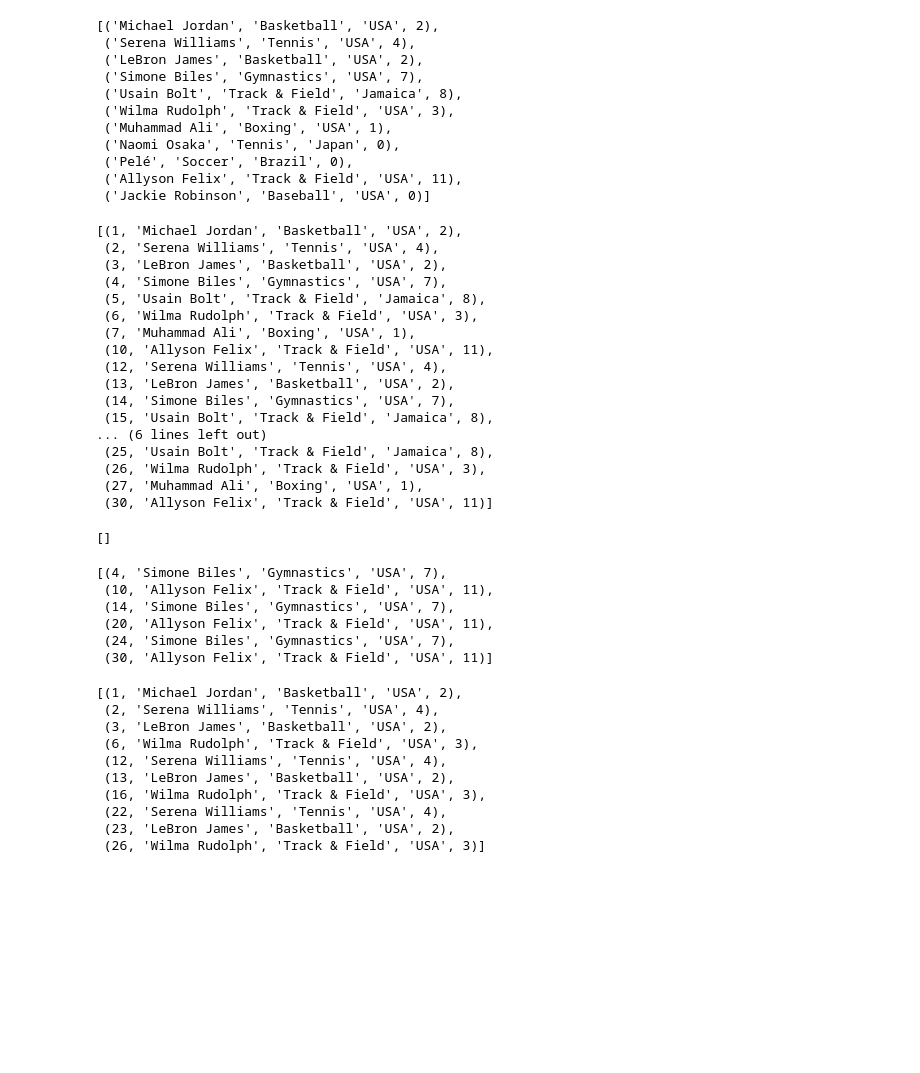
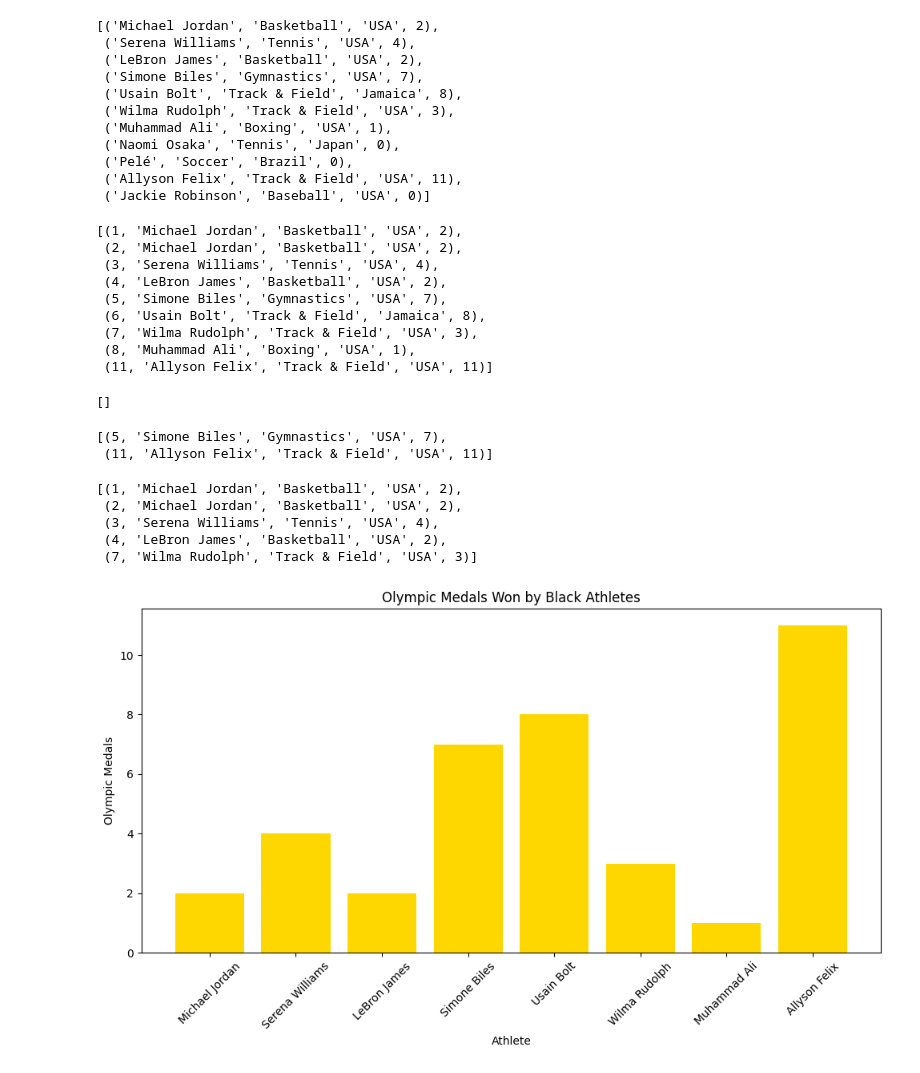
Before and after one commit to omyahro/Data_200_Royals, a Jupyter notebook: ORoyals_Commit07.ipynb, the cells around one changed output. Cells and saved outputs as stored; diff of their text form; code cells hidden in the pictures; blank space fills up the shorter version.

```diff
--- a/ORoyals_Commit07.ipynb
+++ b/ORoyals_Commit07.ipynb
@@ -21,0 +28,4 @@ cur = conn.cursor()
+# %%
+
+conn = sqlite3.connect('food_access.db')  # or use full path if needed
+cur = conn.cursor()
@@ -126,22 +138,14 @@ FROM BlackAthletes;
 cur.fetchall()
 # %% [output]
 [(1, 'Michael Jordan', 'Basketball', 'USA', 2),
- (2, 'Serena Williams', 'Tennis', 'USA', 4),
- (3, 'LeBron James', 'Basketball', 'USA', 2),
- (4, 'Simone Biles', 'Gymnastics', 'USA', 7),
- (5, 'Usain Bolt', 'Track & Field', 'Jamaica', 8),
- (6, 'Wilma Rudolph', 'Track & Field', 'USA', 3),
- (7, 'Muhammad Ali', 'Boxing', 'USA', 1),
- (10, 'Allyson Felix', 'Track & Field', 'USA', 11),
- (12, 'Serena Williams', 'Tennis', 'USA', 4),
- (13, 'LeBron James', 'Basketball', 'USA', 2),
- (14, 'Simone Biles', 'Gymnastics', 'USA', 7),
- (15, 'Usain Bolt', 'Track & Field', 'Jamaica', 8),
-... (6 lines left out)
- (25, 'Usain Bolt', 'Track & Field', 'Jamaica', 8),
- (26, 'Wilma Rudolph', 'Track & Field', 'USA', 3),
- (27, 'Muhammad Ali', 'Boxing', 'USA', 1),
- (30, 'Allyson Felix', 'Track & Field', 'USA', 11)]
+ (2, 'Michael Jordan', 'Basketball', 'USA', 2),
+ (3, 'Serena Williams', 'Tennis', 'USA', 4),
+ (4, 'LeBron James', 'Basketball', 'USA', 2),
+ (5, 'Simone Biles', 'Gymnastics', 'USA', 7),
+ (6, 'Usain Bolt', 'Track & Field', 'Jamaica', 8),
+ (7, 'Wilma Rudolph', 'Track & Field', 'USA', 3),
+ (8, 'Muhammad Ali', 'Boxing', 'USA', 1),
+ (11, 'Allyson Felix', 'Track & Field', 'USA', 11)]
 # %%
 cur.execute('''
 SELECT *
@@ -160,12 +164,8 @@ cur.execute('''
 
 cur.fetchall()
 # %% [output]
-[(4, 'Simone Biles', 'Gymnastics', 'USA', 7),
- (10, 'Allyson Felix', 'Track & Field', 'USA', 11),
- (14, 'Simone Biles', 'Gymnastics', 'USA', 7),
- (20, 'Allyson Felix', 'Track & Field', 'USA', 11),
- (24, 'Simone Biles', 'Gymnastics', 'USA', 7),
- (30, 'Allyson Felix', 'Track & Field', 'USA', 11)]
+[(5, 'Simone Biles', 'Gymnastics', 'USA', 7),
+ (11, 'Allyson Felix', 'Track & Field', 'USA', 11)]
 # %%
 cur.execute('''
 SELECT *
@@ -176,12 +176,26 @@ SELECT *
 cur.fetchall()
 # %% [output]
 [(1, 'Michael Jordan', 'Basketball', 'USA', 2),
- (2, 'Serena Williams', 'Tennis', 'USA', 4),
- (3, 'LeBron James', 'Basketball', 'USA', 2),
- (6, 'Wilma Rudolph', 'Track & Field', 'USA', 3),
- (12, 'Serena Williams', 'Tennis', 'USA', 4),
- (13, 'LeBron James', 'Basketball', 'USA', 2),
- (16, 'Wilma Rudolph', 'Track & Field', 'USA', 3),
- (22, 'Serena Williams', 'Tennis', 'USA', 4),
- (23, 'LeBron James', 'Basketball', 'USA', 2),
- (26, 'Wilma Rudolph', 'Track & Field', 'USA', 3)]
+ (2, 'Michael Jordan', 'Basketball', 'USA', 2),
+ (3, 'Serena Williams', 'Tennis', 'USA', 4),
+ (4, 'LeBron James', 'Basketball', 'USA', 2),
+ (7, 'Wilma Rudolph', 'Track & Field', 'USA', 3)]
+# %%
+import matplotlib.pyplot as plt
+
+cur.execute("SELECT name, olympic_medals FROM BlackAthletes")
+data = cur.fetchall()
+
+names = [row[0] for row in data]
+medals = [row[1] for row in data]
+
+plt.figure(figsize=(10, 6))
+plt.bar(names, medals, color='gold')
+plt.title('Olympic Medals Won by Black Athletes')
+plt.xlabel('Athlete')
+plt.ylabel('Olympic Medals')
+plt.xticks(rotation=45)
+plt.tight_layout()
+plt.show()
+# %% [output]
+[figure, added]
```
Also changed, not shown: parts of 9 cells of this notebook.
